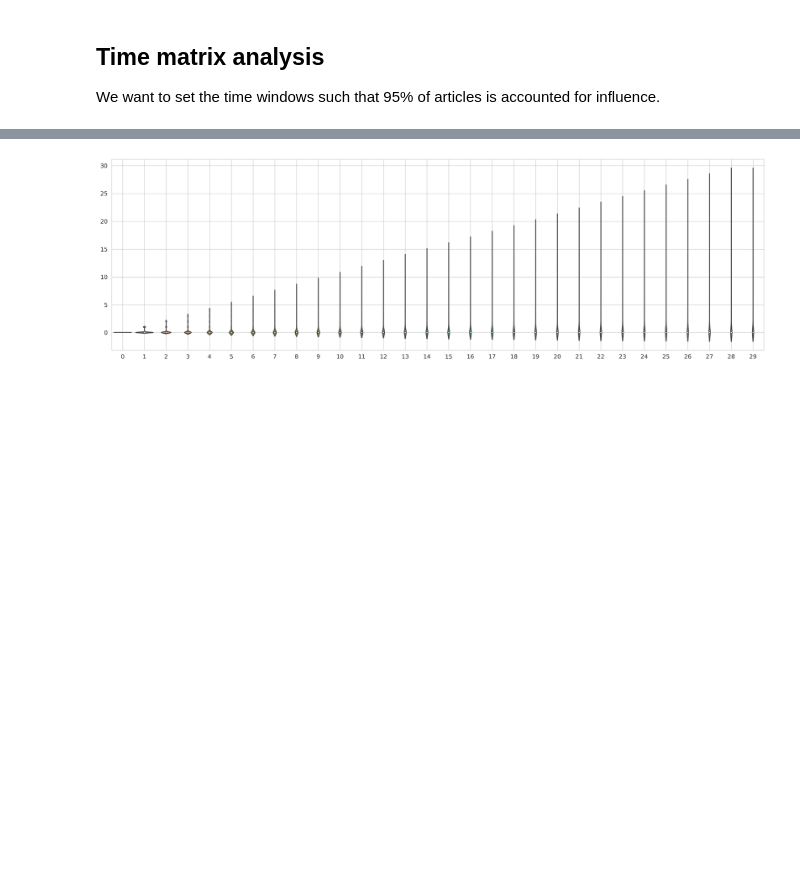
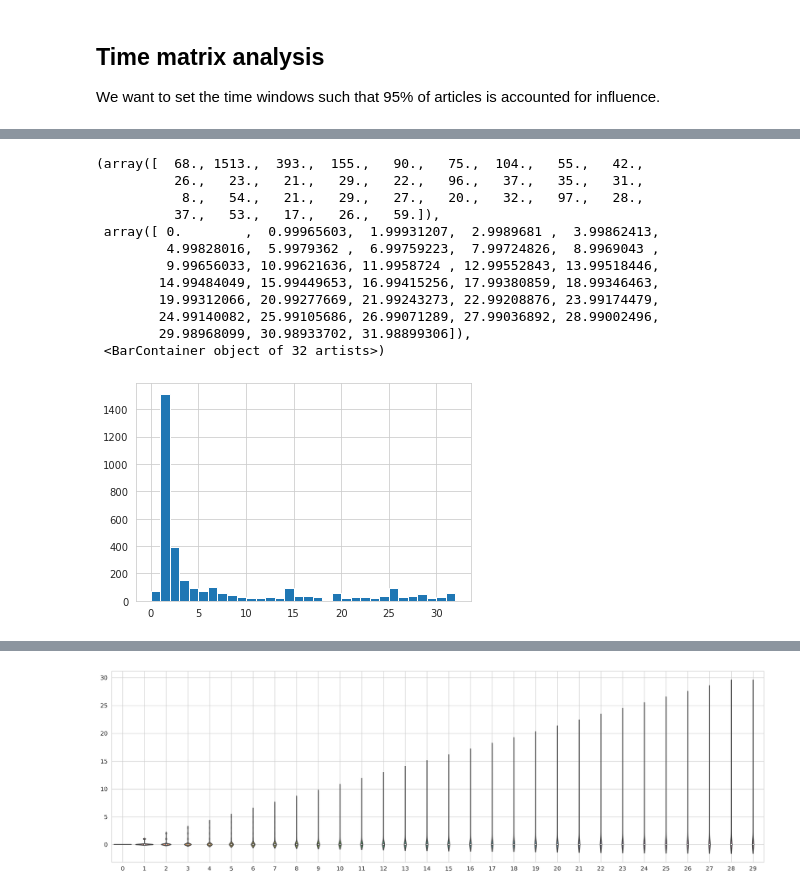
Before and after one commit to relogu/cn_project, a Jupyter notebook: notebooks/emp_data_analysis.ipynb, the cells around one changed output, grey strips where cells are left out. Cells and saved outputs as stored; diff of their text form; code cells hidden in the pictures; blank space fills up the shorter version.

```diff
--- a/notebooks/emp_data_analysis.ipynb
+++ b/notebooks/emp_data_analysis.ipynb
@@ -235,3 +267,30 @@ array([[ 0,  0,  0, ..., 31, 31, 31],
+# %%
+plt.figure(figsize=(15, 6))
+occ, _ = plt.hist(difs[0], bins='auto')
+plt.title('Distribution of time distances w.r.t. the first published articles')
+plt.xlabel('time (days)')
+plt.ylabel('number of articles')
+plt.show()
+plt.figure(figsize=(15, 6))
+plt.hist(np.diag(difs, k=1), bins=len(occ))
+plt.title('Distribution of time distances w.r.t. the previous published articles')
+plt.xlabel('time (days)')
+plt.ylabel('number of articles')
+plt.show()
+# %% [output]
+(array([  68., 1513.,  393.,  155.,   90.,   75.,  104.,   55.,   42.,
+          26.,   23.,   21.,   29.,   22.,   96.,   37.,   35.,   31.,
+           8.,   54.,   21.,   29.,   27.,   20.,   32.,   97.,   28.,
+          37.,   53.,   17.,   26.,   59.]),
+ array([ 0.        ,  0.99965603,  1.99931207,  2.9989681 ,  3.99862413,
+         4.99828016,  5.9979362 ,  6.99759223,  7.99724826,  8.9969043 ,
+         9.99656033, 10.99621636, 11.9958724 , 12.99552843, 13.99518446,
+        14.99484049, 15.99449653, 16.99415256, 17.99380859, 18.99346463,
+        19.99312066, 20.99277669, 21.99243273, 22.99208876, 23.99174479,
+        24.99140082, 25.99105686, 26.99071289, 27.99036892, 28.99002496,
+        29.98968099, 30.98933702, 31.98899306]),
+ <BarContainer object of 32 artists>)
+[figure, added]
 # %%
 df = pd.DataFrame()
 
```
Also changed, not shown: parts of 17 cells of this notebook.
